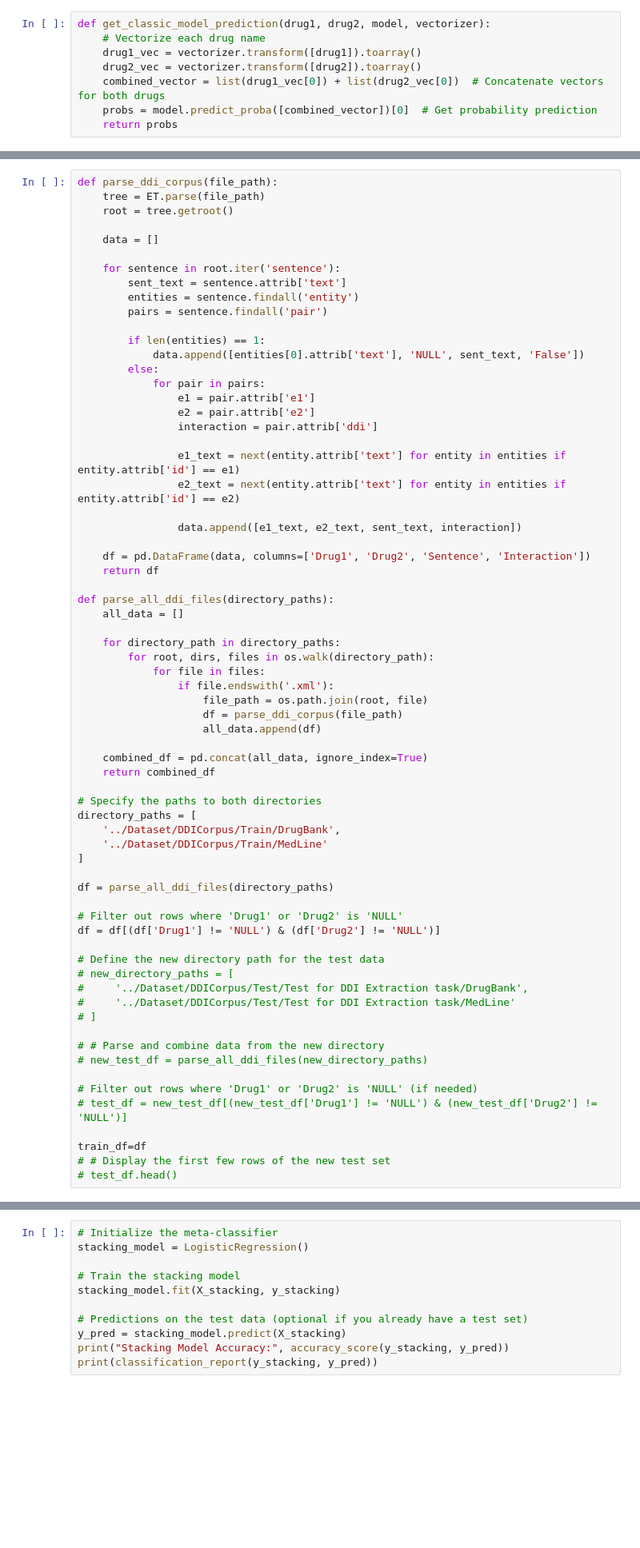
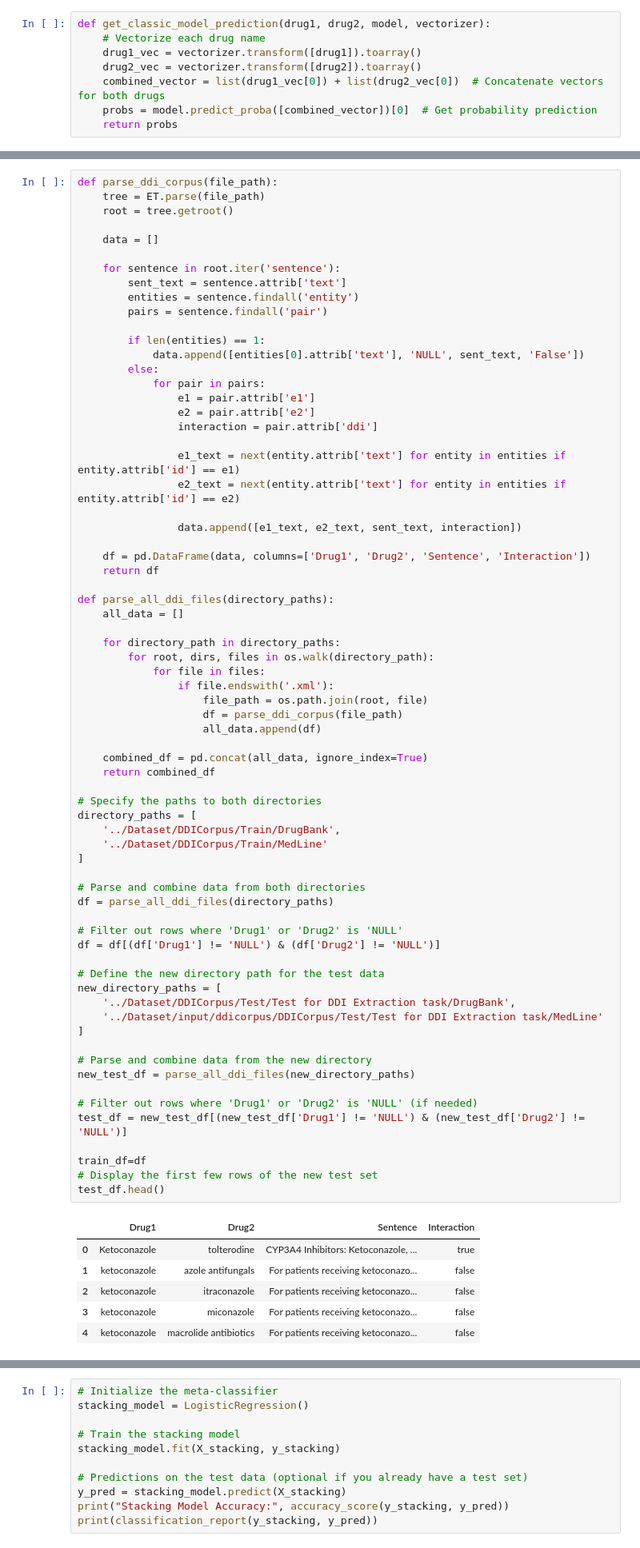
Before and after one commit to abhayjit07/Drug-Drug-Interaction-and-Alternate-Recommendation-System, a Jupyter notebook: Pipeline3/ensembling.ipynb, the cells around one changed output, grey strips where cells are left out. Shown: that part at 80% size. Saved outputs shown, nothing was run; the diff lists cells and outputs as text; blank space fills up the shorter version.

```diff
--- a/Pipeline3/ensembling.ipynb
+++ b/Pipeline3/ensembling.ipynb
@@ -118,39 +103,47 @@ def parse_all_ddi_files(directory_paths):
     all_data = []
 
     for directory_path in directory_paths:
         for root, dirs, files in os.walk(directory_path):
             for file in files:
                 if file.endswith('.xml'):
                     file_path = os.path.join(root, file)
                     df = parse_ddi_corpus(file_path)
                     all_data.append(df)
 
     combined_df = pd.concat(all_data, ignore_index=True)
     return combined_df
 
 # Specify the paths to both directories
 directory_paths = [
     '../Dataset/DDICorpus/Train/DrugBank',
     '../Dataset/DDICorpus/Train/MedLine'
 ]
 
+# Parse and combine data from both directories
 df = parse_all_ddi_files(directory_paths)
 
 # Filter out rows where 'Drug1' or 'Drug2' is 'NULL'
 df = df[(df['Drug1'] != 'NULL') & (df['Drug2'] != 'NULL')]
 
 # Define the new directory path for the test data
-# new_directory_paths = [
-#     '../Dataset/DDICorpus/Test/Test for DDI Extraction task/DrugBank',
-#     '../Dataset/DDICorpus/Test/Test for DDI Extraction task/MedLine'
-# ]
+new_directory_paths = [
+    '../Dataset/DDICorpus/Test/Test for DDI Extraction task/DrugBank',
+    '../Dataset/input/ddicorpus/DDICorpus/Test/Test for DDI Extraction task/MedLine'
+]
 
-# # Parse and combine data from the new directory
-# new_test_df = parse_all_ddi_files(new_directory_paths)
+# Parse and combine data from the new directory
+new_test_df = parse_all_ddi_files(new_directory_paths)
 
 # Filter out rows where 'Drug1' or 'Drug2' is 'NULL' (if needed)
-# test_df = new_test_df[(new_test_df['Drug1'] != 'NULL') & (new_test_df['Drug2'] != 'NULL')]
+test_df = new_test_df[(new_test_df['Drug1'] != 'NULL') & (new_test_df['Drug2'] != 'NULL')]
 
 train_df=df
-# # Display the first few rows of the new test set
-# test_df.head()
+# Display the first few rows of the new test set
+test_df.head()
+# %% [output]
+|  | Drug1 | Drug2 | Sentence | Interaction |
+| 0 | Ketoconazole | tolterodine | CYP3A4 Inhibitors: Ketoconazole, ... | true |
+| 1 | ketoconazole | azole antifungals | For patients receiving ketoconazo... | false |
+| 2 | ketoconazole | itraconazole | For patients receiving ketoconazo... | false |
+| 3 | ketoconazole | miconazole | For patients receiving ketoconazo... | false |
+| 4 | ketoconazole | macrolide antibiotics | For patients receiving ketoconazo... | false |
```
Also changed, not shown: parts of 40 cells of this notebook, 12 other files.
